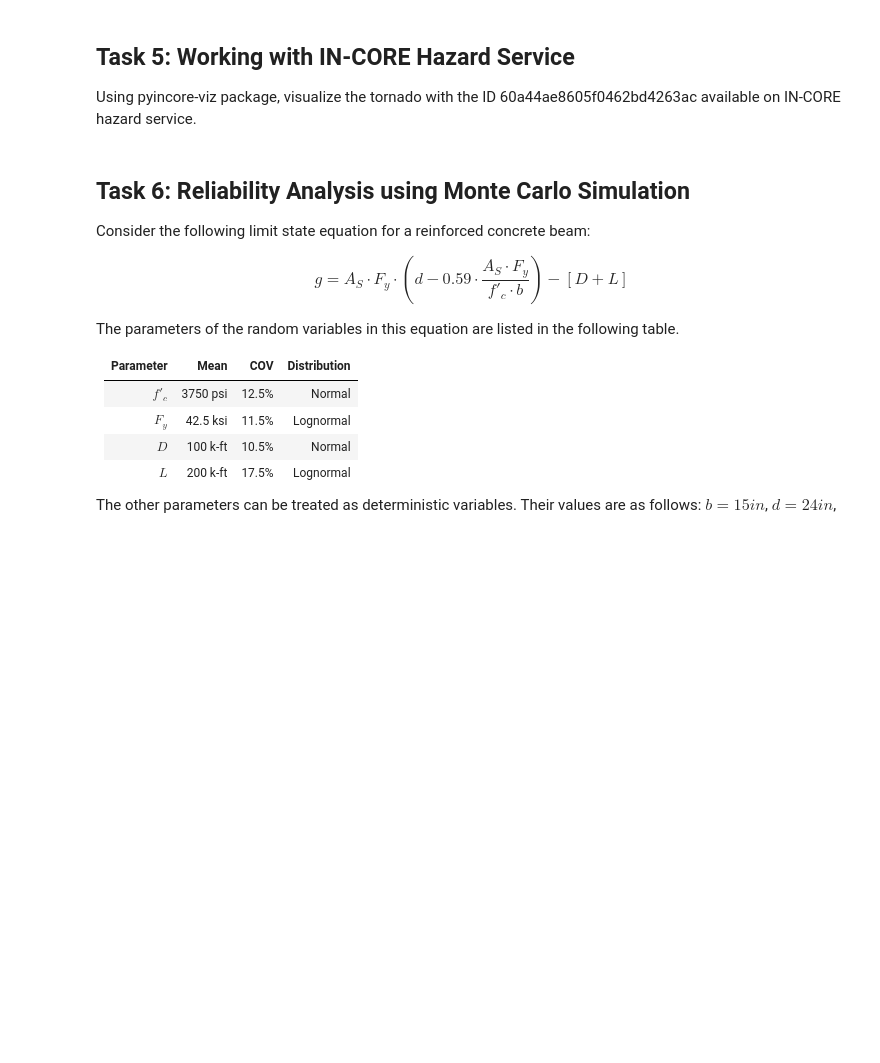
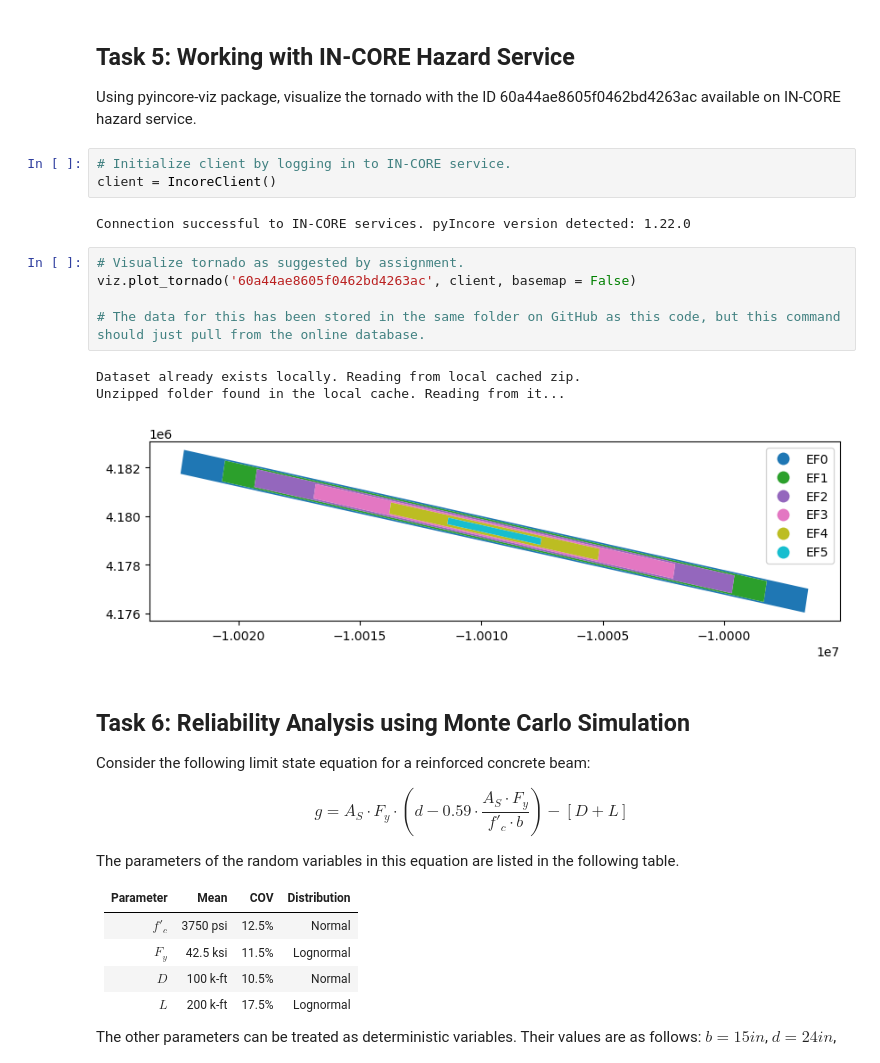
Before and after one commit to julia-ehlers/AREN-8940-infra-comm-resilience, a Jupyter notebook: homework-2/homework-2.ipynb, the cells around one changed output. Saved outputs shown, nothing was run; the diff lists cells and outputs as text; blank space fills up the shorter version.

```diff
--- a/homework-2/homework-2.ipynb
+++ b/homework-2/homework-2.ipynb
@@ -149,6 +151,20 @@ shelby_map.save('shelby_map.html')
 ## Task 5: Working with IN-CORE Hazard Service
 
 Using pyincore-viz package, visualize the tornado with the ID 60a44ae8605f0462bd4263ac available on IN-CORE hazard service.
+# %%
+# Initialize client by logging in to IN-CORE service.
+client = IncoreClient()
+# %% [output]
+Connection successful to IN-CORE services. pyIncore version detected: 1.22.0
+# %%
+# Visualize tornado as suggested by assignment.
+viz.plot_tornado('60a44ae8605f0462bd4263ac', client, basemap = False)
+
+# The data for this has been stored in the same folder on GitHub as this code, but this command should just pull from the online database.
+# %% [output]
+Dataset already exists locally. Reading from local cached zip.
+Unzipped folder found in the local cache. Reading from it...
+[figure, added]
 # %% [markdown]
 ## Task 6: Reliability Analysis using Monte Carlo Simulation
 
```
Also changed, not shown: parts of 1 cell of this notebook.
